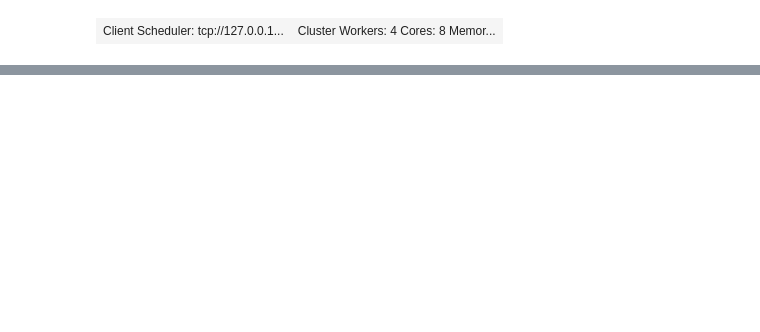
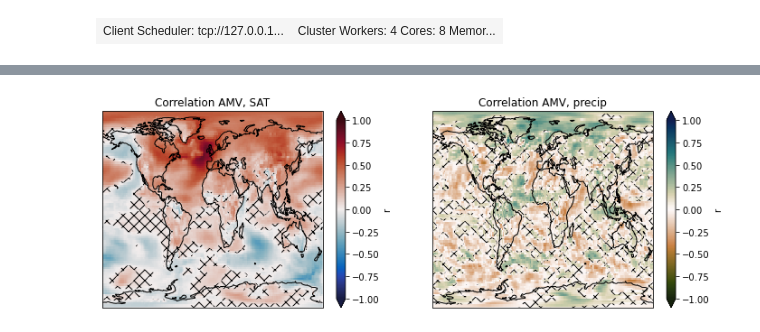
Before and after one commit to joakimkjellsson/foci-openifs-eval, a Jupyter notebook: AMV.ipynb, the cells around one changed output, grey strips where cells are left out. Cells and saved outputs as stored; diff of their text form; code cells hidden in the pictures; blank space fills up the shorter version.

```diff
--- a/AMV.ipynb
+++ b/AMV.ipynb
@@ -133,0 +159,50 @@ No handles with labels found to put in legend.
+# %%
+# Select only last 400 years
+years = slice(2200,2600)
+# %%
+# AMV and SAT
+# 10-year low pass filter for SAT
+sat_10 = ds_sfc_full['2t'].groupby('time.year').mean('time').rolling(year=11,center=True).mean()
+r_amv_sat = correlation(amv.sel(year=years), sat_10.sel(year=years), dim='year').compute()
+n = amv.shape[0]
+p = significance(r_amv_sat, n).compute()
+# %%
+# AMV and precip
+# 10-year low pass filter for SAT
+tp_10 = ds_sfc_full['tp'].groupby('time.year').mean('time').rolling(year=11,center=True).mean()
+r_amv_tp = correlation(amv.sel(year=years), tp_10.sel(year=years), dim='year').compute()
+n = amv.shape[0]
+p_tp = significance(r_amv_tp, n).compute()
+# %%
+fig, ax1 = plt.subplots(1,2, figsize=(12,4),
+                       subplot_kw={'projection':ccrs.PlateCarree()})
+
+cb_kw = {'extend':'both', 'label':'r'}
+r_amv_sat.plot(ax=ax1[0], cbar_kwargs=cb_kw,
+               vmin=-1, vmax=1,
+               cmap=cmocean.cm.balance,
+               transform=ccrs.PlateCarree(),
+               rasterized=True)
+p.plot.contourf(ax=ax1[0],levels=(0, 0.05,1.), transform=ccrs.PlateCarree(),
+                colors='none', hatches=(None, 'xx'),
+                add_colorbar=False)
+
+r_amv_tp.plot(ax=ax1[1],transform=ccrs.PlateCarree(),
+              vmin=-1, vmax=1,
+              cmap=cmocean.cm.tarn,
+              cbar_kwargs=cb_kw,
+              rasterized=True)
+p_tp.plot.contourf(ax=ax1[1],levels=(0, 0.05,1.), transform=ccrs.PlateCarree(),
+                    colors='none', hatches=(None, 'xx'),
+                    add_colorbar=False)
+
+for ax in ax1:
+    ax.coastlines()
+    ax.set_aspect('auto')
+
+ax1[0].set_title('Correlation AMV, SAT')
+ax1[1].set_title('Correlation AMV, precip')
+fig.tight_layout()
+fig.savefig('plots/amv_correlations.pdf',format='pdf',dpi=150)
+# %% [output]
+[figure, added]
```
Also changed, not shown: parts of 8 cells of this notebook, 16 other files.
